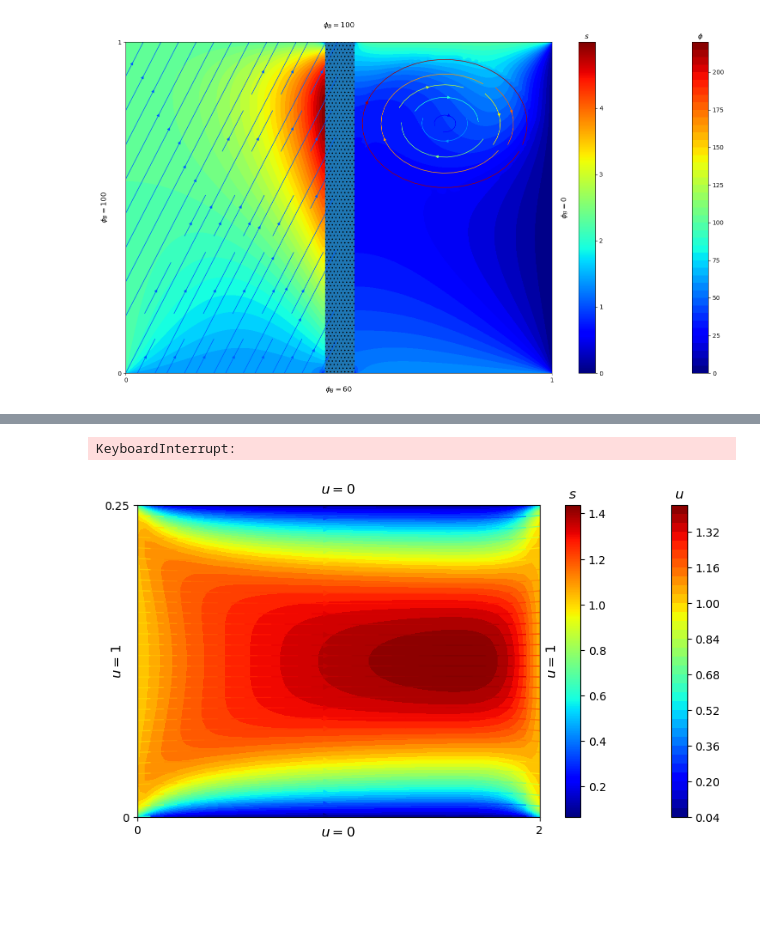
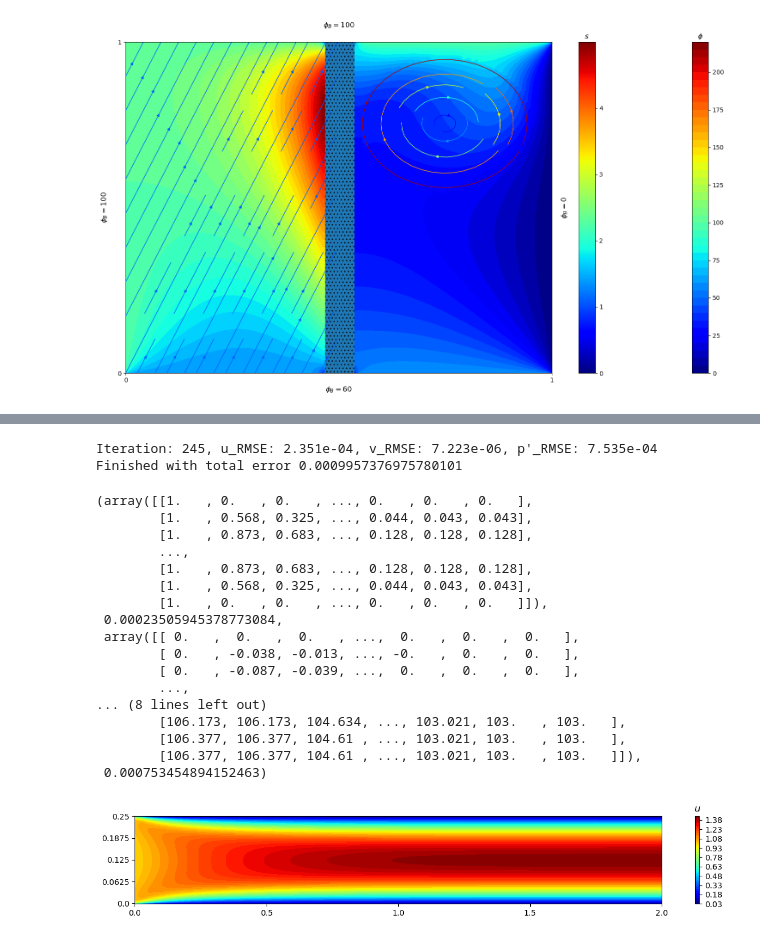
Before and after one commit to cl0udsw1tch/NavierStokesSolver, a Jupyter notebook: test.ipynb, the cells around one changed output, grey strips where cells are left out. Saved outputs shown, nothing was run; the diff lists cells and outputs as text; code cells hidden in the pictures; blank space fills up the shorter version.

```diff
--- a/test.ipynb
+++ b/test.ipynb
@@ -1303,4 +1387,13 @@ n4.plot('\phi', levels=50, streamlines=1, figsize=10)
 # %% [output]
 [figure]
 # %%
-n4 = NavierStokesSolver(scheme='central_difference', L_x=2, L_y=1/4, u_B=(None,1,0,0), v_B=(None, 0,0,0), n_rows=10, n_cols=10)
+n4 = NavierStokesSolver(
+    scheme='central_difference',
+    L_x=2,
+    L_y=1/4,
+    u_B=(None,1,0,0),
+    v_B=(None, 0,0,0),
+    p_B=(103, None, None, None),
+    n_rows=75,
+    n_cols=75,
+    Re=100)
@@ -1322,8 +1410,26 @@ with np.printoptions(threshold=np.inf, suppress=False): print(n4.x['p'])
 # %%
-n4.solve('m', threshold=1e-5)
+n4.solve('m', threshold=1e-3)
 # %% [output]
-KeyboardInterrupt:
+Iteration: 245, u_RMSE: 2.351e-04, v_RMSE: 7.223e-06, p'_RMSE: 7.535e-04
+Finished with total error 0.0009957376975780101
+(array([[1.   , 0.   , 0.   , ..., 0.   , 0.   , 0.   ],
+        [1.   , 0.568, 0.325, ..., 0.044, 0.043, 0.043],
+        [1.   , 0.873, 0.683, ..., 0.128, 0.128, 0.128],
+        ...,
+        [1.   , 0.873, 0.683, ..., 0.128, 0.128, 0.128],
+        [1.   , 0.568, 0.325, ..., 0.044, 0.043, 0.043],
+        [1.   , 0.   , 0.   , ..., 0.   , 0.   , 0.   ]]),
+ 0.00023505945378773084,
+ array([[ 0.   ,  0.   ,  0.   , ...,  0.   ,  0.   ,  0.   ],
+        [ 0.   , -0.038, -0.013, ..., -0.   ,  0.   ,  0.   ],
+        [ 0.   , -0.087, -0.039, ...,  0.   ,  0.   ,  0.   ],
+        ...,
+... (8 lines left out)
+        [106.173, 106.173, 104.634, ..., 103.021, 103.   , 103.   ],
+        [106.377, 106.377, 104.61 , ..., 103.021, 103.   , 103.   ],
+        [106.377, 106.377, 104.61 , ..., 103.021, 103.   , 103.   ]]),
+ 0.000753454894152463)
 # %%
-n4.plot('u', streamlines=1)
+n4.plot('u', levels=50, streamlines=0, figsize=(15,2))
 # %% [output]
-[figure, old version]
+[figure, new version]
```
Also changed, not shown: parts of 16 cells of this notebook.
